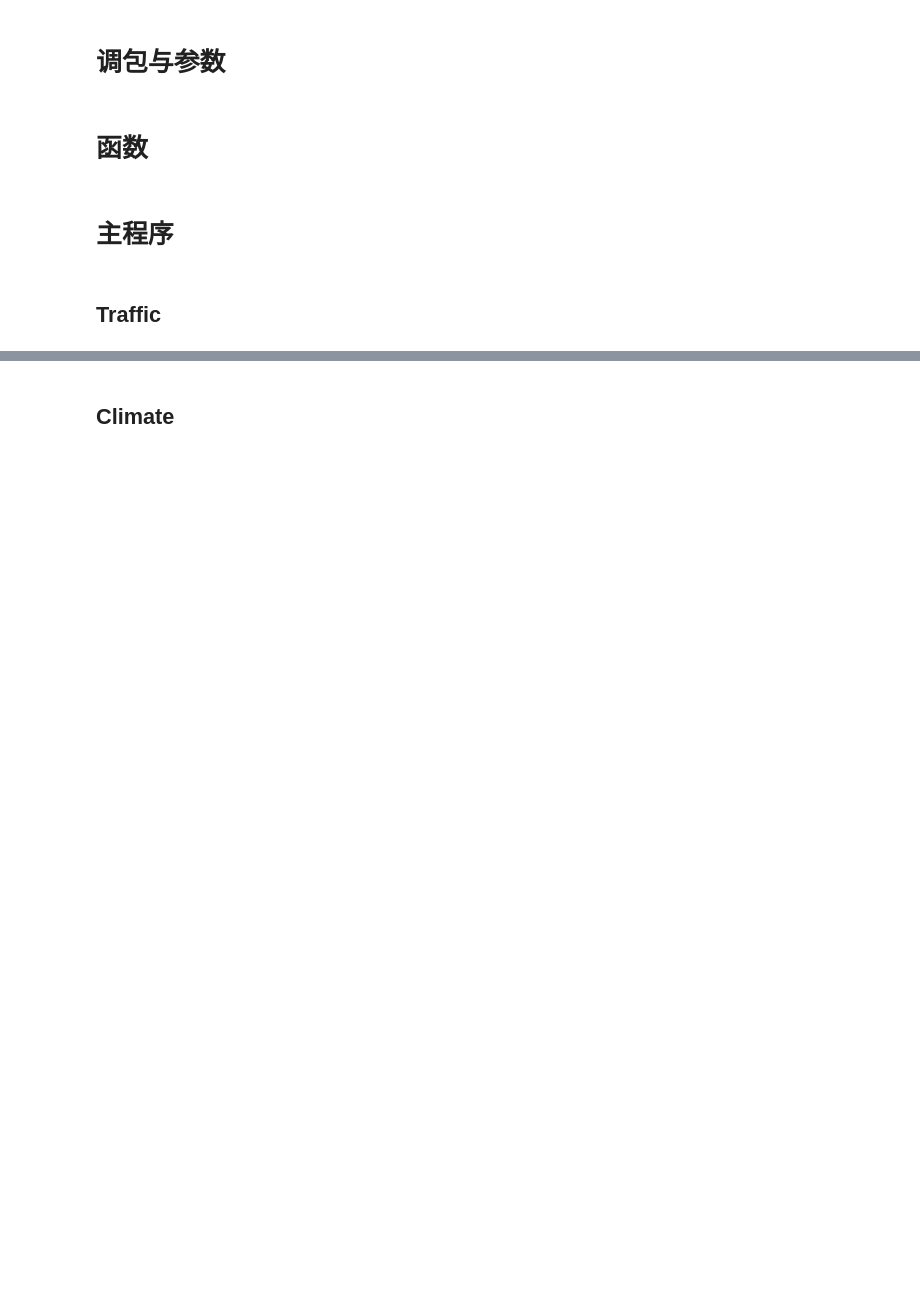
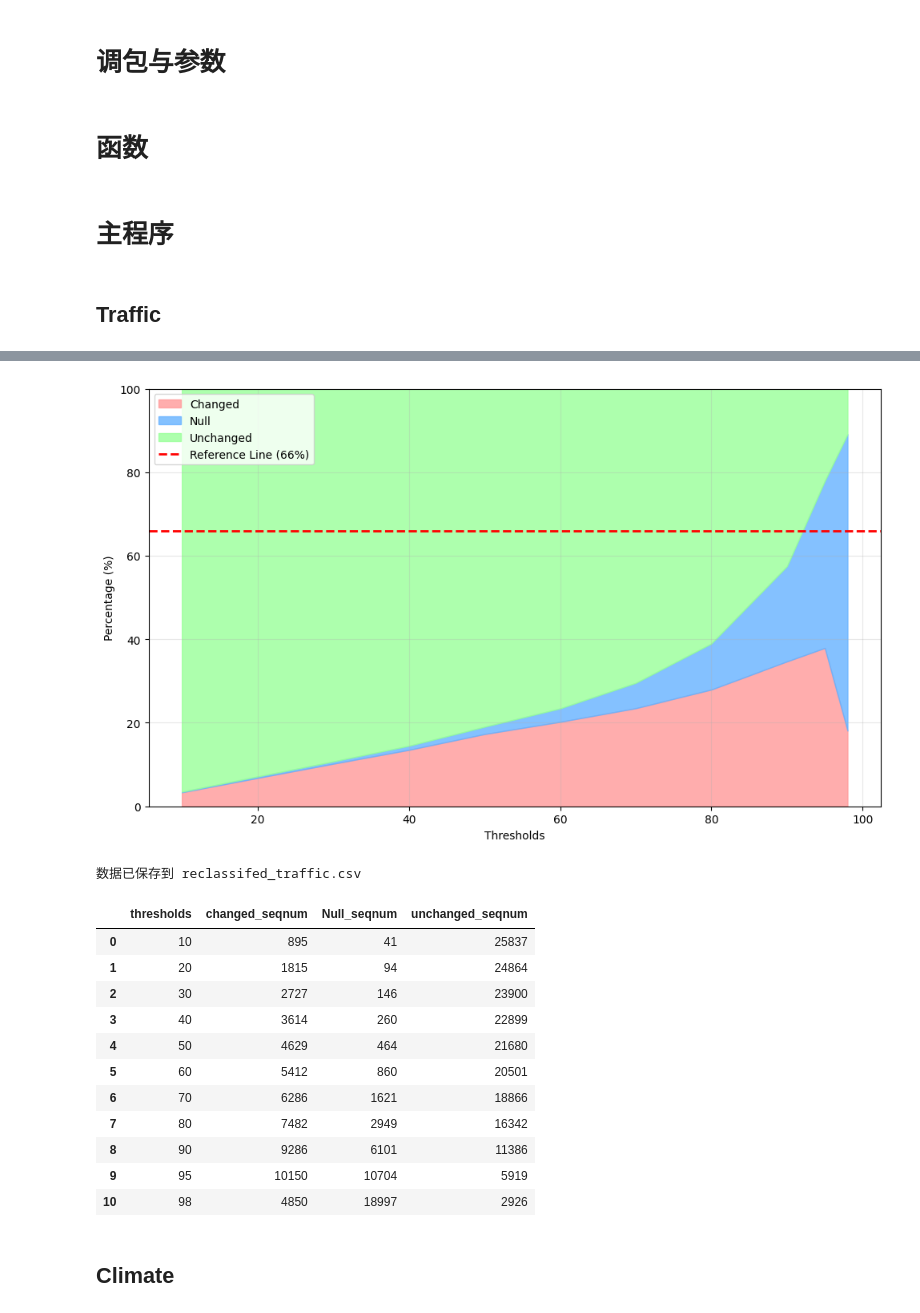
Before and after one commit to ArgentumWolf/LossPrune, a Jupyter notebook: MinLossPrune.ipynb, the cells around one changed output, grey strips where cells are left out. Drawn from its saved outputs; the diff is of its cells as text; code cells hidden in the pictures; blank space fills up the shorter version.

```diff
--- a/MinLossPrune.ipynb
+++ b/MinLossPrune.ipynb
@@ -297,9 +297,10 @@ def plot_percentage_stacked(thresholds, changed_seqnum, Null_seqnum, unchanged_s
     plt.fill_between(thresholds, changed_percent + Null_percent, 100, label='Unchanged', alpha=0.8, color='#99FF99')
 
     # 添加标签和标题
+    plt.axhline(y=66, color='red', linestyle='--', linewidth=2,
+                   label=f'Reference Line ({66}%)')
     plt.xlabel('Thresholds')
     plt.ylabel('Percentage (%)')
-    plt.title('Percentage Stacked Area Chart')
     plt.legend(loc='upper left')
     plt.grid(True, alpha=0.3)
 
@@ -309,10 +310,38 @@ def plot_percentage_stacked(thresholds, changed_seqnum, Null_seqnum, unchanged_s
     # 显示图表
     plt.tight_layout()
     plt.show()
+# %%
+#存入表中
+def save_to_csv(thresholds, changed_seqnum, Null_seqnum, unchanged_seqnum,filename='sequence_data.csv'):
+    """
+    将四个序列保存到CSV文件中
+
+    参数:
+    thresholds: 横轴阈值列表
+    changed_seqnum: 底部序列
+    Null_seqnum: 中间序列
+    unchanged_seqnum: 顶部序列
+    filename: 保存的文件名
+    """
+    # 创建DataFrame
+    data = {
+        'thresholds': thresholds,
+        'changed_seqnum': changed_seqnum,
+        'Null_seqnum': Null_seqnum,
+        'unchanged_seqnum': unchanged_seqnum
+    }
+
+    df = pd.DataFrame(data)
+
+    # 保存到CSV文件
+    df.to_csv(filename, index=False)
+    print(f"数据已保存到 {filename}")
+
+    return df
 # %% [markdown]
 # 主程序
 # %%
-thresholds = [10, 20, 30, 40, 50, 60, 70, 80, 90, 95, 98, 99] # 压缩比例列表
+thresholds = [10, 20, 30, 40, 50, 60, 70, 80, 90, 95, 98] # 压缩比例列表
 # %% [markdown]
 ## Traffic
 # %%
@@ -369,3 +387,22 @@ NameError: name 'plot_percentage_stacked' is not defined
+# %%
+plot_percentage_stacked(thresholds, changed_seqnum, Null_seqnum, unchanged_seqnum)
+print()
+save_to_csv(thresholds, changed_seqnum, Null_seqnum, unchanged_seqnum,filename='reclassifed_traffic.csv')
+# %% [output]
+[figure, added]
+数据已保存到 reclassifed_traffic.csv
+|  | thresholds | changed_seqnum | Null_seqnum | unchanged_seqnum |
+| 0 | 10 | 895 | 41 | 25837 |
+| 1 | 20 | 1815 | 94 | 24864 |
+| 2 | 30 | 2727 | 146 | 23900 |
+| 3 | 40 | 3614 | 260 | 22899 |
+| 4 | 50 | 4629 | 464 | 21680 |
+| 5 | 60 | 5412 | 860 | 20501 |
+| 6 | 70 | 6286 | 1621 | 18866 |
+| 7 | 80 | 7482 | 2949 | 16342 |
+| 8 | 90 | 9286 | 6101 | 11386 |
+| 9 | 95 | 10150 | 10704 | 5919 |
+| 10 | 98 | 4850 | 18997 | 2926 |
 # %% [markdown]
 ## Climate
 # %%
```
Also changed, not shown: parts of 12 cells of this notebook, 1 other file.
